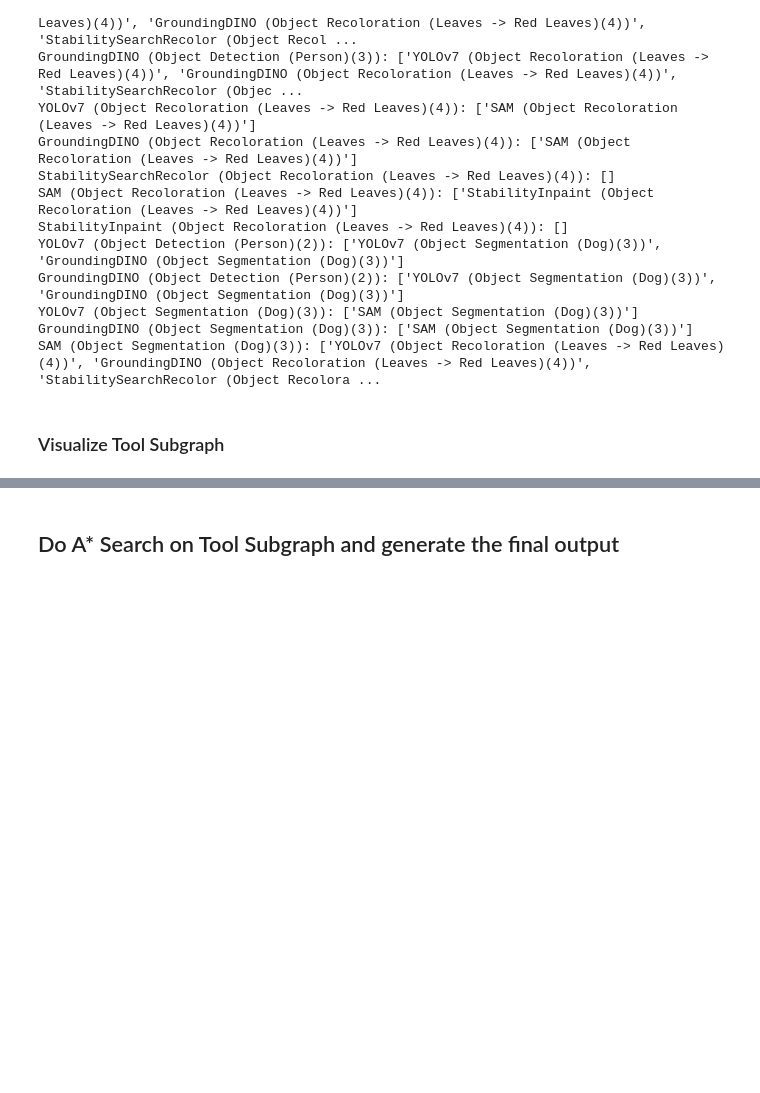
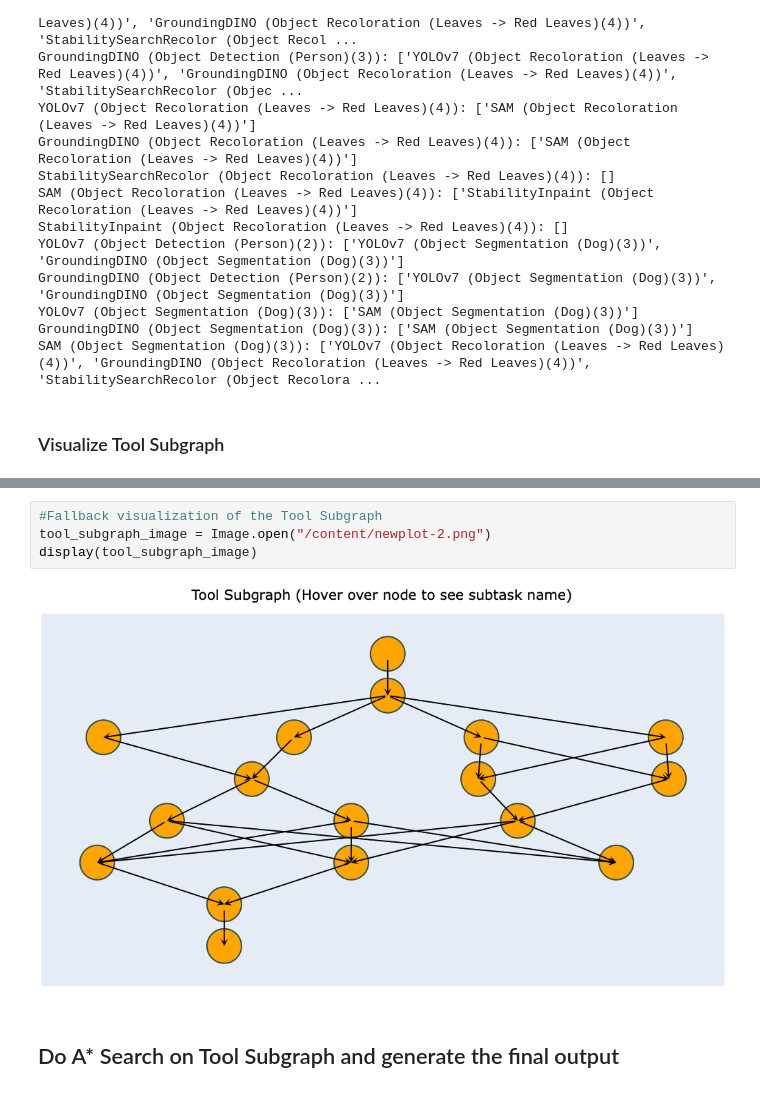
Before and after one commit to advaitgupta/CoSTAR, a Jupyter notebook: Demo.ipynb, the cells around one changed output, grey strips where cells are left out. Drawn from its saved outputs; the diff is of its cells as text; blank space fills up the shorter version.

```diff
--- a/Demo.ipynb
+++ b/Demo.ipynb
@@ -308,6 +316,12 @@ def visualize_tool_subgraph(tool_subgraph):
 visualize_tool_subgraph(final_graph)
 # %% [output]
 [interactive output not drawn]
+# %%
+#Fallback visualization of the Tool Subgraph
+tool_subgraph_image = Image.open("/content/newplot-2.png")
+display(tool_subgraph_image)
+# %% [output]
+[figure, added]
 # %% [markdown]
 ## Do A* Search on Tool Subgraph and generate the final output
 # %%
```
Also changed, not shown: parts of 1 cell of this notebook.
